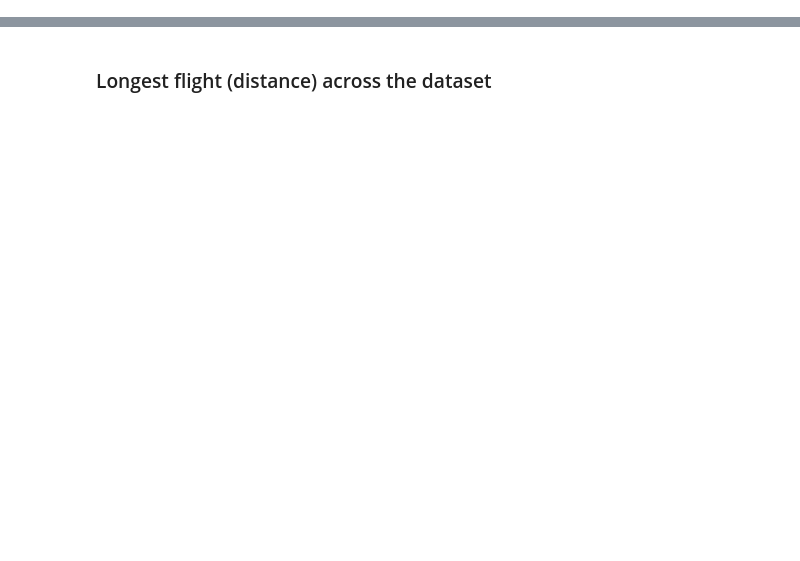
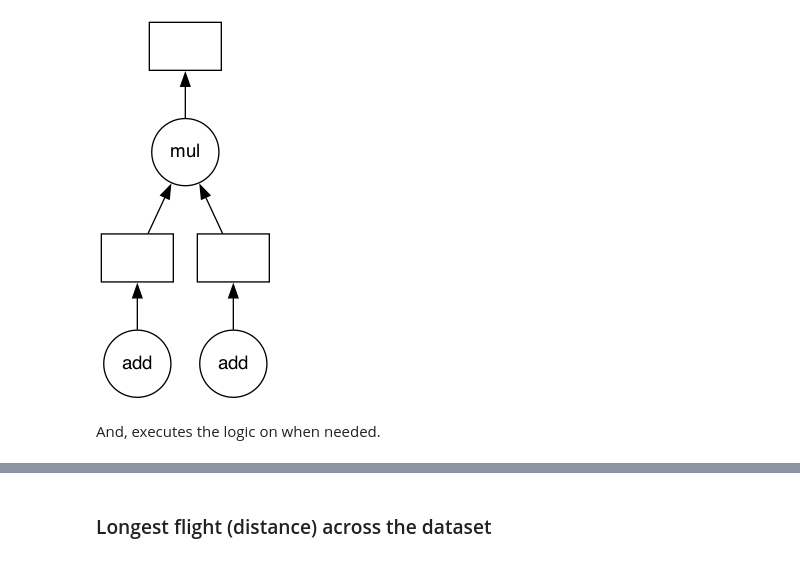
Before and after one commit to nebari-dev/big-data-tutorial, a Jupyter notebook: pycon-us-2023/data-of-an-unusual-size-tutorial/03-intro-to-dask.ipynb, the cells around one changed output, grey strips where cells are left out. Cells and saved outputs as stored; diff of their text form; code cells hidden in the pictures; blank space fills up the shorter version.

```diff
--- a/pycon-us-2023/data-of-an-unusual-size-tutorial/03-intro-to-dask.ipynb
+++ b/pycon-us-2023/data-of-an-unusual-size-tutorial/03-intro-to-dask.ipynb
@@ -8,0 +21,10 @@
+# %%
+from time import sleep
+
+def add(x, y):
+    sleep(1)
+    return x + y
+
+def mul(x, y):
+    sleep(1)
+    return x * y
@@ -8,0 +42,12 @@
+# %%
+import dask
+
+parallel_add = dask.delayed(add)
+parallel_mul = dask.delayed(mul)
+# %%
+%%time
+
+a = parallel_add(5, 5)
+b = parallel_add(10, 10)
+c = parallel_mul(a, b)
+c
@@ -8,0 +64,6 @@
+# %%
+c.visualize()
+# %% [output]
+[figure, added]
+# %% [markdown]
+And, executes the logic on when needed.
```
Also changed, not shown: parts of 51 cells of this notebook, 7 other files.
